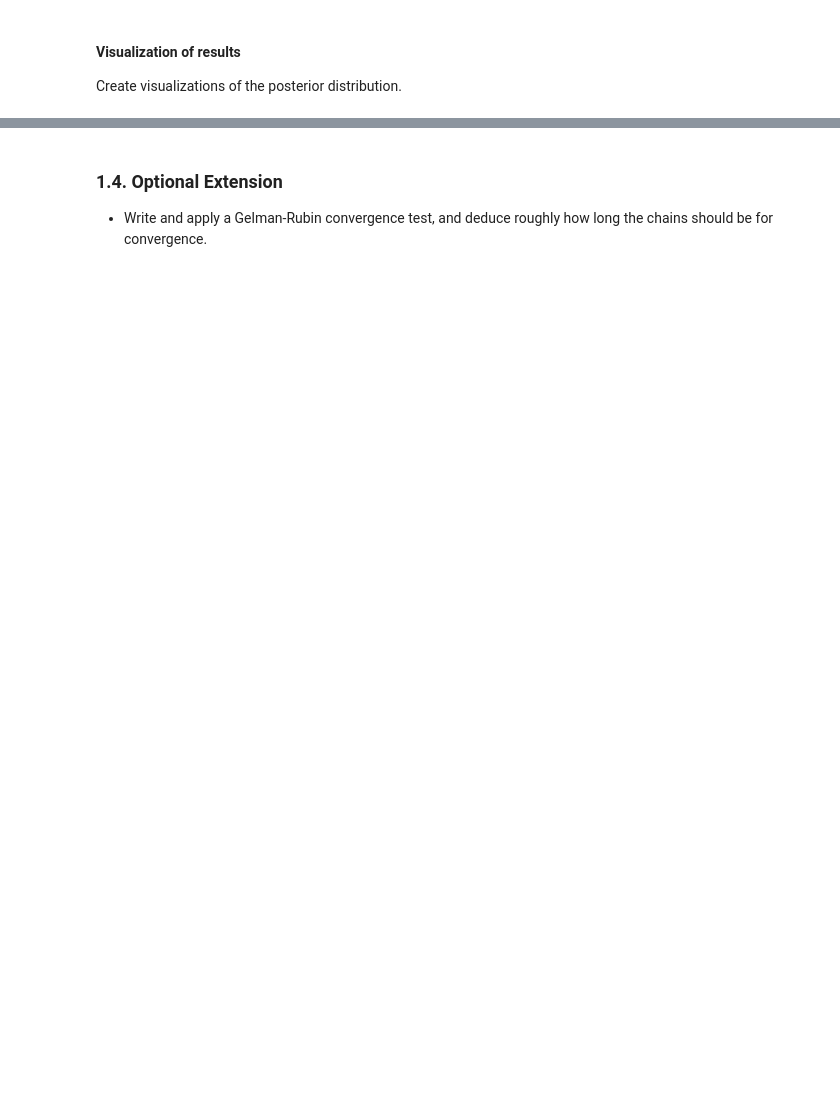
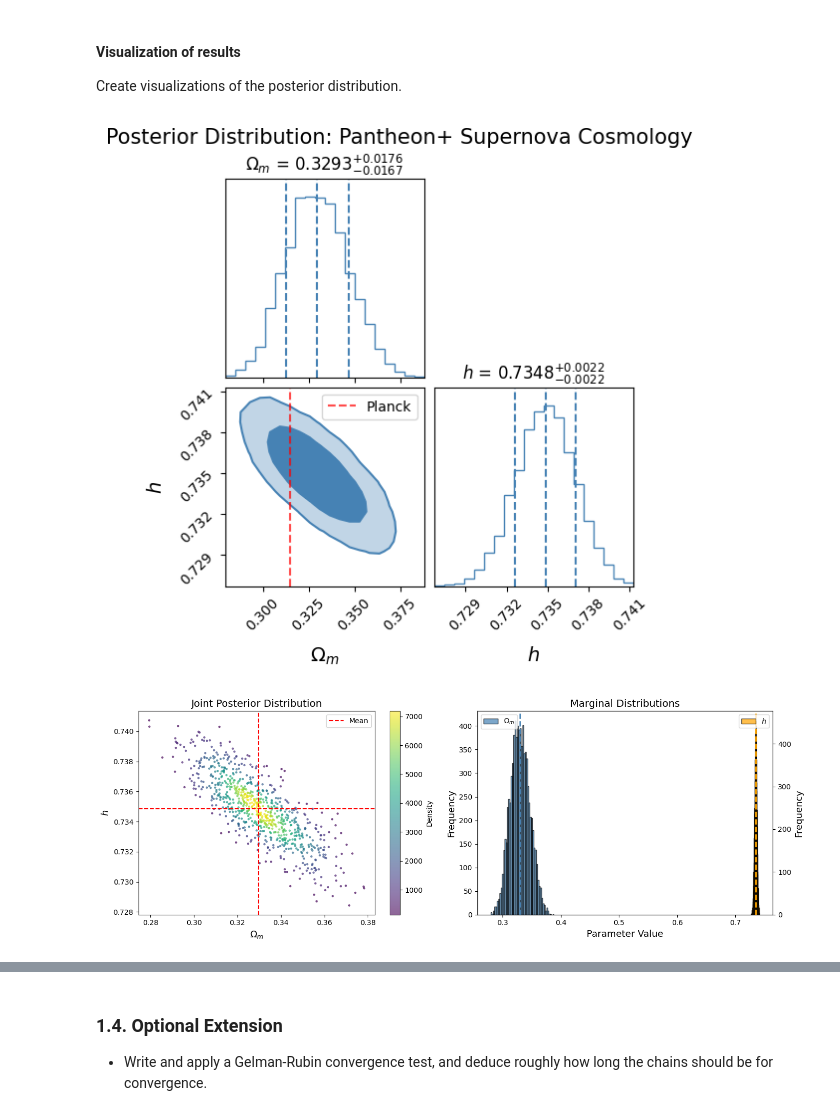
Before and after one commit to IlKoKaIl/Imperial-work, a Jupyter notebook: Statistical Methods/Assignments/A4/problem_sheet_4.ipynb, the cells around one changed output, grey strips where cells are left out. Saved outputs shown, nothing was run; the diff lists cells and outputs as text; code cells hidden in the pictures; blank space fills up the shorter version.

```diff
--- a/Statistical Methods/Assignments/A4/problem_sheet_4.ipynb
+++ b/Statistical Methods/Assignments/A4/problem_sheet_4.ipynb
@@ -675,5 +1287,78 @@ Systematically explore how the step size $\epsilon$ and number of leapfrog steps
 Create visualizations of the posterior distribution.
 # %%
 # Create 2D posterior plot (contours or scatter)
-# Can use corner.py package: corner.corner(samples_post_burnin, labels=[r'$\Omega_m$', r'$h$'])
-# Your code here
+import corner
+
+fig = corner.corner(
+    samples_post_burnin,
+    labels=[r'$\Omega_m$', r'$h$'],
+    quantiles=[0.16, 0.5, 0.84],
+    show_titles=True,
+    title_fmt='.4f',
+    title_kwargs={"fontsize": 12},
+    label_kwargs={"fontsize": 14},
+    color='steelblue',
+    plot_datapoints=False,
+    fill_contours=True,
+    levels=[0.68, 0.95],  # 1 and 2 s.d contours
+    smooth=1.0
+)
+
+# Add reference values (Planck CMB)
+axes = np.array(fig.axes).reshape((2, 2))
+axes[1, 0].axvline(0.315, color='red', linestyle='--', linewidth=1.5, alpha=0.7, label='Planck')
+axes[1, 0].axhline(0.674, color='red', linestyle='--', linewidth=1.5, alpha=0.7)
+axes[1, 0].legend(loc='upper right', fontsize=10)
+
+plt.suptitle('Posterior Distribution: Pantheon+ Supernova Cosmology',
+                fontsize=15, y=1.02)
+plt.show()
+
+
+# Manual alternative
+fig, axes = plt.subplots(1, 2, figsize=(14, 5))
+
+# 2D scatter with density
+from scipy.stats import gaussian_kde
+
+# Subsample for faster plotting
+subsample = samples_post_burnin[::10]
+
+# Density estimation
+kde = gaussian_kde(subsample.T)
+x = subsample[:, 0]
+y = subsample[:, 1]
+z = kde(subsample.T)
+
+# Scatter plot
+sc = axes[0].scatter(x, y, c=z, s=5, cmap='viridis', alpha=0.6)
+axes[0].set_xlabel(r'$\Omega_m$', fontsize=13)
+axes[0].set_ylabel(r'$h$', fontsize=13)
+axes[0].set_title('Joint Posterior Distribution', fontsize=14)
+axes[0].axvline(mean_Omega_m, color='red', linestyle='--', label='Mean')
+axes[0].axhline(mean_h, color='red', linestyle='--')
+axes[0].legend()
+plt.colorbar(sc, ax=axes[0], label='Density')
+
+# Marginal histograms
+axes[1].hist(samples_post_burnin[:, 0], bins=50, alpha=0.7,
+                color='steelblue', edgecolor='black', label=r'$\Omega_m$')
+axes[1].axvline(mean_Omega_m, color='steelblue', linestyle='--', linewidth=2)
+axes[1].set_xlabel('Parameter Value', fontsize=13)
+axes[1].set_ylabel('Frequency', fontsize=13)
+axes[1].set_title('Marginal Distributions', fontsize=14)
+
+ax2 = axes[1].twinx()
+ax2.hist(samples_post_burnin[:, 1], bins=50, alpha=0.7,
+            color='orange', edgecolor='black', label=r'$h$')
+ax2.axvline(mean_h, color='orange', linestyle='--', linewidth=2)
+ax2.set_ylabel('Frequency', fontsize=13)
+
+axes[1].legend(loc='upper left')
+ax2.legend(loc='upper right')
+
+plt.tight_layout()
+plt.show()
+# %% [output]
+[figure, added]
+[figure, added]
```
Also changed, not shown: parts of 14 cells of this notebook, 9 other files.
